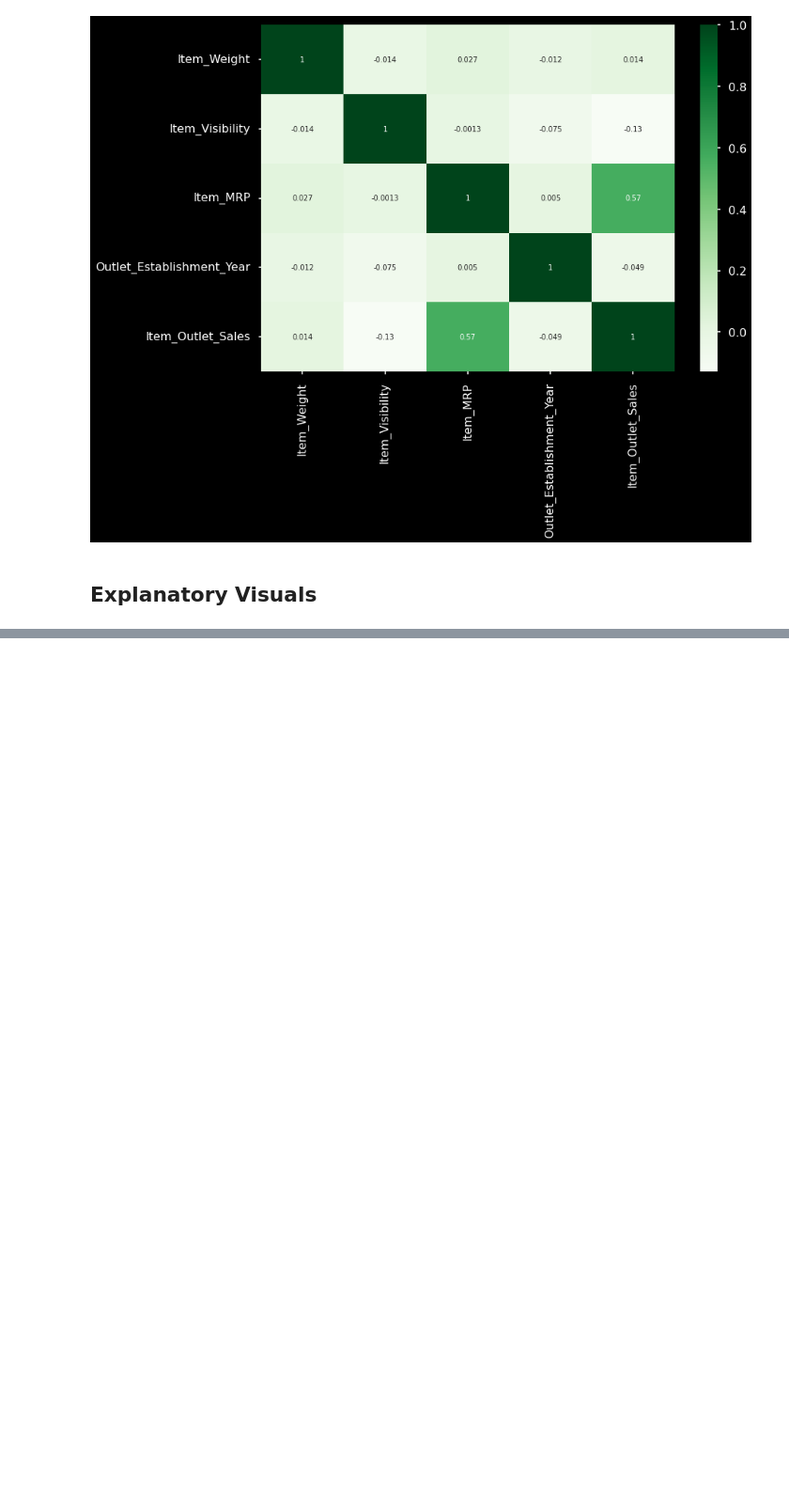
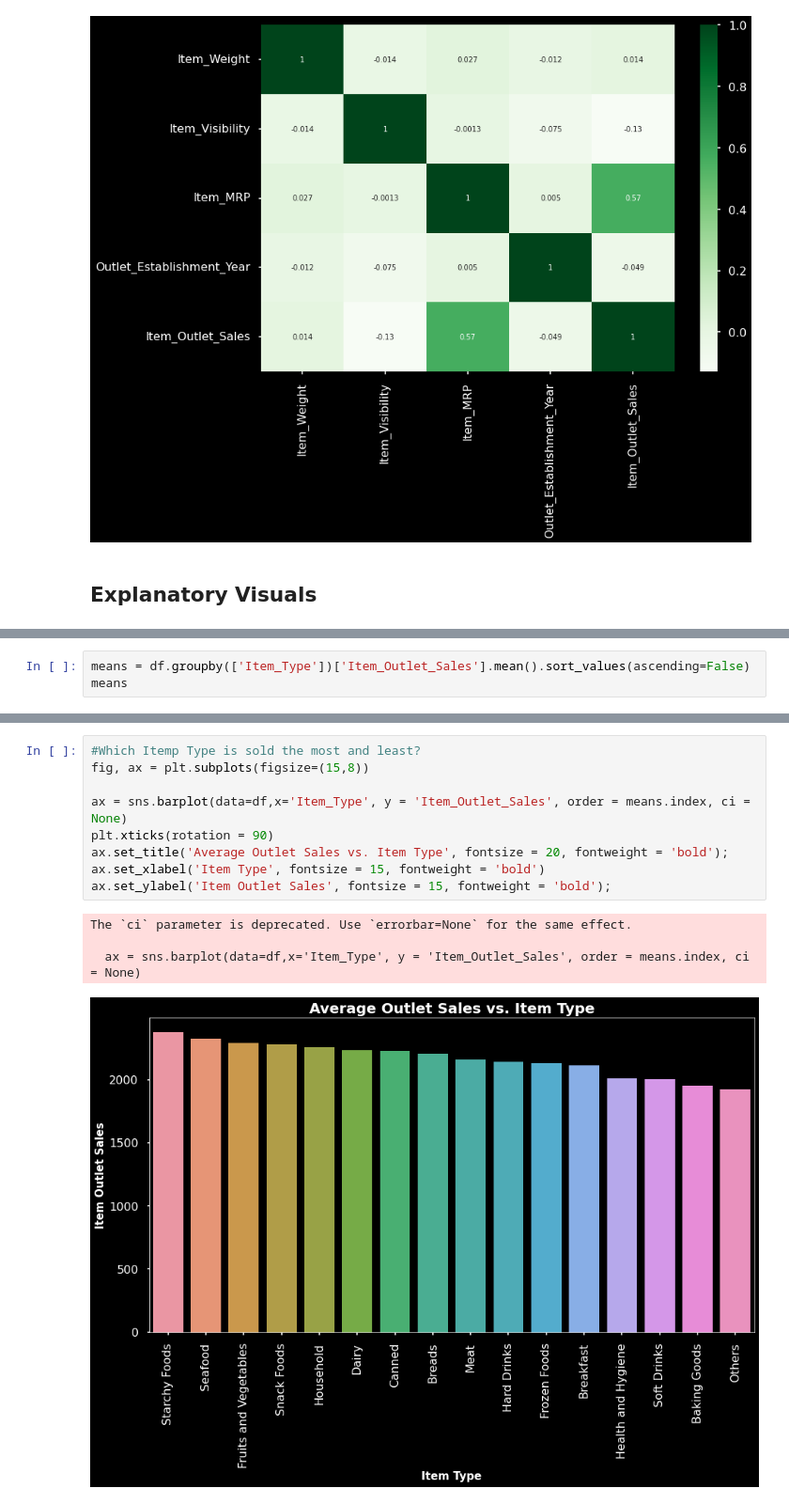
Before and after one commit to RosaR02/Project-1---part-1, a Jupyter notebook: Sales_Prediction.ipynb, the cells around one changed output, grey strips where cells are left out. Shown: that part at 94% size. Drawn from its saved outputs; the diff is of its cells as text; blank space fills up the shorter version.

```diff
--- a/Sales_Prediction.ipynb
+++ b/Sales_Prediction.ipynb
@@ -292,0 +312,3 @@ sns.heatmap(corr, cmap = 'Greens', annot = True)
+# %%
+means = df.groupby(['Item_Type'])['Item_Outlet_Sales'].mean().sort_values(ascending=False)
+means
@@ -292,0 +334,14 @@ sns.heatmap(corr, cmap = 'Greens', annot = True)
+# %%
+#Which Itemp Type is sold the most and least?
+fig, ax = plt.subplots(figsize=(15,8))
+
+ax = sns.barplot(data=df,x='Item_Type', y = 'Item_Outlet_Sales', order = means.index, ci = None)
+plt.xticks(rotation = 90)
+ax.set_title('Average Outlet Sales vs. Item Type', fontsize = 20, fontweight = 'bold');
+ax.set_xlabel('Item Type', fontsize = 15, fontweight = 'bold')
+ax.set_ylabel('Item Outlet Sales', fontsize = 15, fontweight = 'bold');
+# %% [output]
+The `ci` parameter is deprecated. Use `errorbar=None` for the same effect.
+
+  ax = sns.barplot(data=df,x='Item_Type', y = 'Item_Outlet_Sales', order = means.index, ci = None)
+[figure, added]
```
Also changed, not shown: parts of 7 cells of this notebook.
